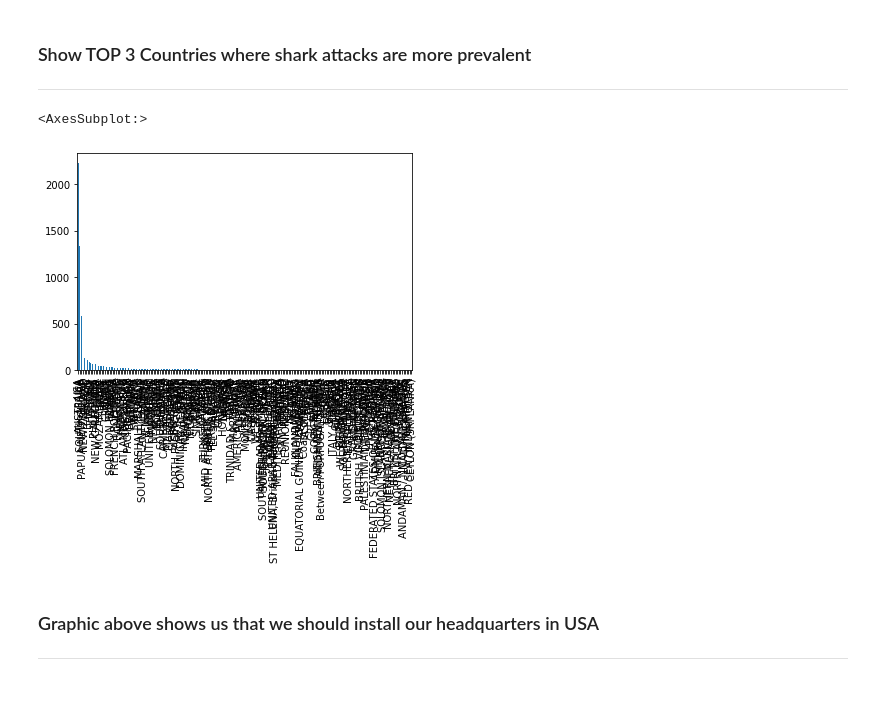
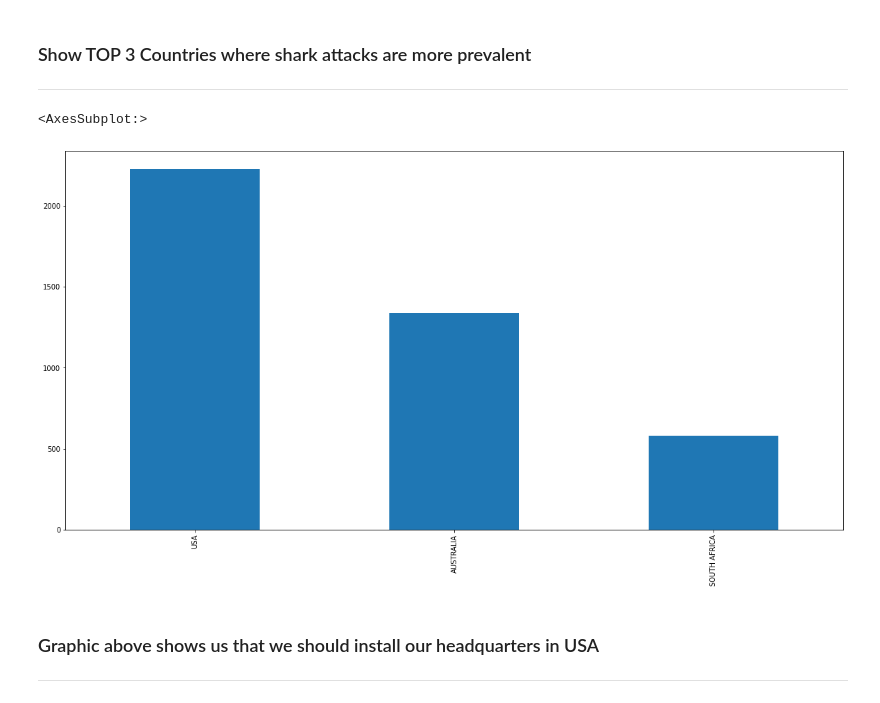
Before and after one commit to rfbj/IRONHACK-DATA-ANALYSIS, a Jupyter notebook: PROJECTS/Data Cleaning - Shark Attack/Data Cleaning - Shark Attack.ipynb, the cells around one changed output. Drawn from its saved outputs; the diff is of its cells as text; code cells hidden in the pictures.

```diff
--- a/PROJECTS/Data Cleaning - Shark Attack/Data Cleaning - Shark Attack.ipynb
+++ b/PROJECTS/Data Cleaning - Shark Attack/Data Cleaning - Shark Attack.ipynb
@@ -321,19 +298,16 @@ shark_data
 ### Show TOP 3 Countries where shark attacks are more prevalent
 
 ---
-# %%
-%matplotlib inline
-shark_data
-shark_data2 = shark_data.copy(deep=True)
-#shark_data2["Country"].value_counts(normalize=True)
-#shark_data2[~((shark_data2.loc[:,"Country"] == "USA") & (shark_data2.loc[:,"Country"] == "AUSTRALIA") & (shark_data2.loc[:,"Country"] == "SOUTH AFRICA"))] = "OTHER COUNTRIES"
-#shark_data2["Country"][~((shark_data2.loc[:,"Country"] == "USA") & (shark_data2.loc[:,"Country"] == "AUSTRALIA") & (shark_data2.loc[:,"Country"] == "SOUTH AFRICA"))] = "OTHER COUNTRIES"
-#shark_data2["Country"][((shark_data2.loc[:,"Country"] != "USA") & (shark_data2.loc[:,"Country"] != "AUSTRALIA") & (shark_data2.loc[:,"Country"] != "SOUTH AFRICA"))] = "OTHER COUNTRIES"
-#shark_data2["Country"].value_counts().plot(kind="bar"
-#shark_data2["Country"][shark_data2.loc[:,"Country"] != "OTHER COUNTRIES"].value_counts().plot(kind="bar")
-# %% [output]
-<AxesSubplot:>
-[figure, removed]
+# %%
+%matplotlib inline
+shark_data
+shark_data2 = shark_data.copy(deep=True)
+## FUTURE: ADD code to get highest 3 values from value_counts and instead of manually typing values in the code below they would be dynamically set
+shark_data2 = shark_data2[~((shark_data2.loc[:,"Country"] != "USA") & (shark_data2.loc[:,"Country"] != "AUSTRALIA") & (shark_data2.loc[:,"Country"] != "SOUTH AFRICA"))]
+shark_data2["Country"].value_counts().plot(kind="bar",figsize=(20, 10))
+# %% [output]
+<AxesSubplot:>
+[figure, added]
 # %% [markdown]
 ### Graphic above shows us that we should install our headquarters in USA
 
```
Also changed, not shown: parts of 23 cells of this notebook.
